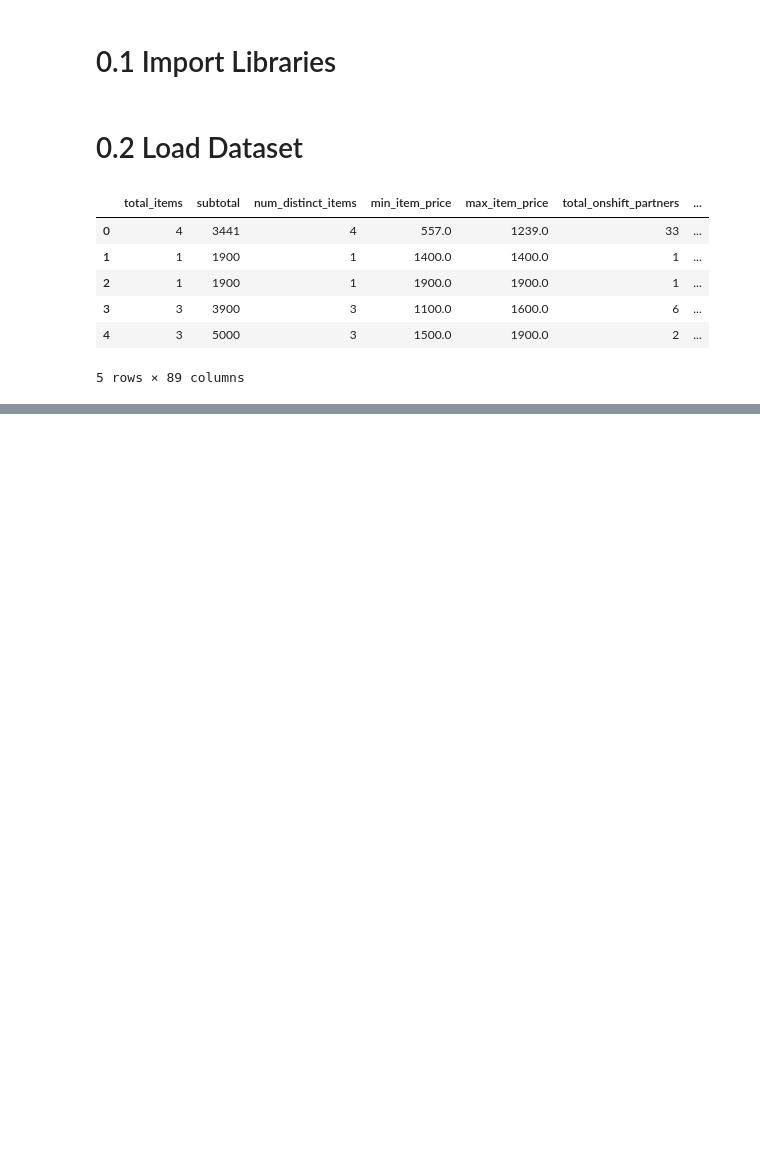
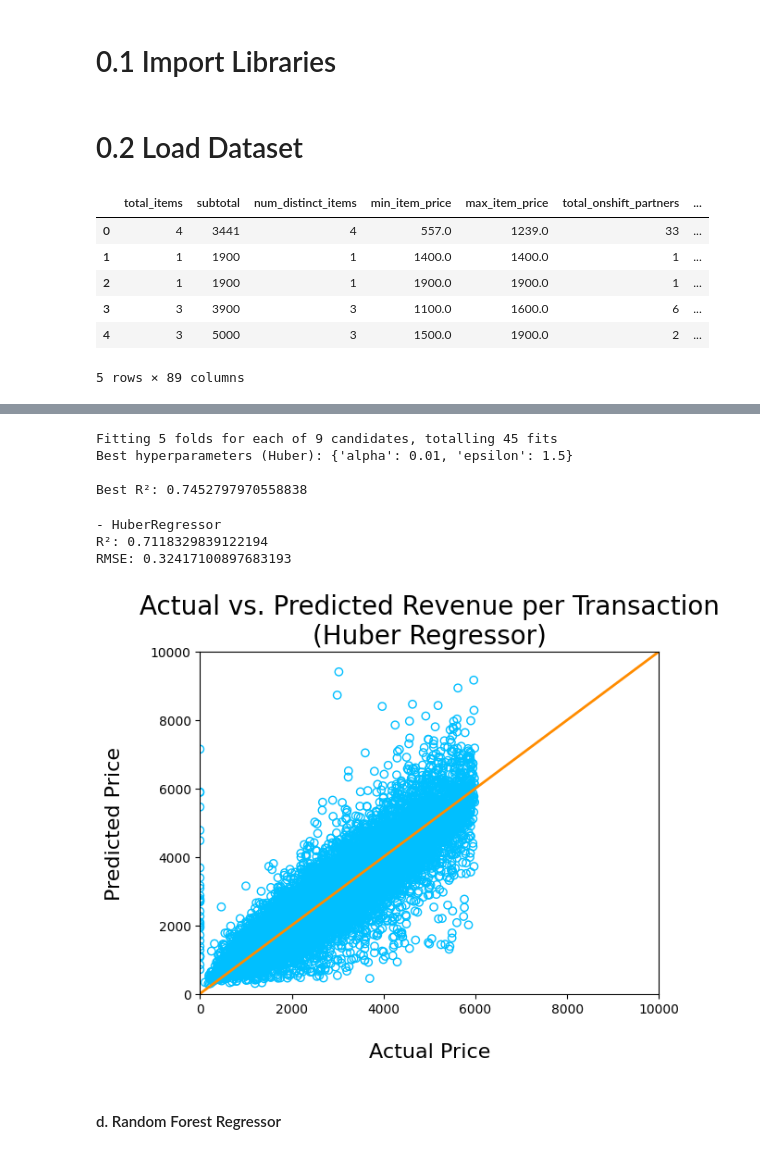
Before and after one commit to heyitzrizki/final-project-ds49-group3, a Jupyter notebook: modeling/Model_Development_no_outlier_all.ipynb, the cells around one changed output, grey strips where cells are left out. Drawn from its saved outputs; the diff is of its cells as text; code cells hidden in the pictures; blank space fills up the shorter version.

```diff
--- a/modeling/Model_Development_no_outlier_all.ipynb
+++ b/modeling/Model_Development_no_outlier_all.ipynb
@@ -20,0 +633,52 @@ df.head()
+# %%
+from sklearn.linear_model import HuberRegressor
+from sklearn.model_selection import GridSearchCV
+
+# Define hyperparameters for HuberRegressor
+tuned_parameters_huber = {
+    "epsilon": [1.1, 1.35, 1.5],  # controls sensitivity to outliers
+    "alpha": [0.0001, 0.001, 0.01]  # regularization term
+}
+
+# GridSearch for HuberRegressor
+huber_cv = GridSearchCV(
+    estimator=HuberRegressor(),
+    param_grid=tuned_parameters_huber,
+    cv=5,
+    n_jobs=-1,
+    verbose=1,
+    scoring='r2'
+)
+
+# Fit GridSearch on train set
+huber_cv.fit(X_train, y_train)
+
+# Print best params and best R²
+print(f"Best hyperparameters (Huber): {huber_cv.best_params_}\n")
+print(f"Best R²: {huber_cv.best_score_}")
+# %% [output]
+Fitting 5 folds for each of 9 candidates, totalling 45 fits
+Best hyperparameters (Huber): {'alpha': 0.01, 'epsilon': 1.5}
+
+Best R²: 0.7452797970558838
+# %%
+# Huber Regressor with best hyperparameters
+huber_mod = HuberRegressor(
+    epsilon=huber_cv.best_params_["epsilon"],
+    alpha=huber_cv.best_params_["alpha"]
+)
+
+# Fit the model
+huber_mod.fit(X_train, y_train)
+
+# Predict on test set
+y_pred_huber = huber_mod.predict(X_test)
+
+# Print R² and RMSE
+print(f"- {huber_mod.__class__.__name__}")
+print(f"R²: {rsqr_score(y_test, y_pred_huber)}")
+print(f"RMSE: {rmse_score(y_test, y_pred_huber)}")
+# %% [output]
+- HuberRegressor
+R²: 0.7118329839122194
+RMSE: 0.32417100897683193
@@ -20,0 +690,19 @@ df.head()
+# %%
+# Plot Actual vs. Predicted Revenue per Transaction
+actual_price = np.expm1(y_test["subtotal_log"])
+predicted_price = np.expm1(y_pred_huber)
+
+plt.figure()
+plt.title("Actual vs. Predicted Revenue per Transaction\n(Huber Regressor)", fontsize=20)
+plt.scatter(actual_price, predicted_price,
+            color="deepskyblue", marker="o", facecolors="none")
+plt.plot([0, 10000], [0, 10000], "darkorange", lw=2)
+plt.xlim(0, 10000)
+plt.ylim(0, 10000)
+plt.xlabel("\nActual Price", fontsize=16)
+plt.ylabel("Predicted Price\n", fontsize=16)
+plt.show()
+# %% [output]
+[figure, added]
+# %% [markdown]
+#### d. Random Forest Regressor
```
Also changed, not shown: parts of 57 cells of this notebook.
